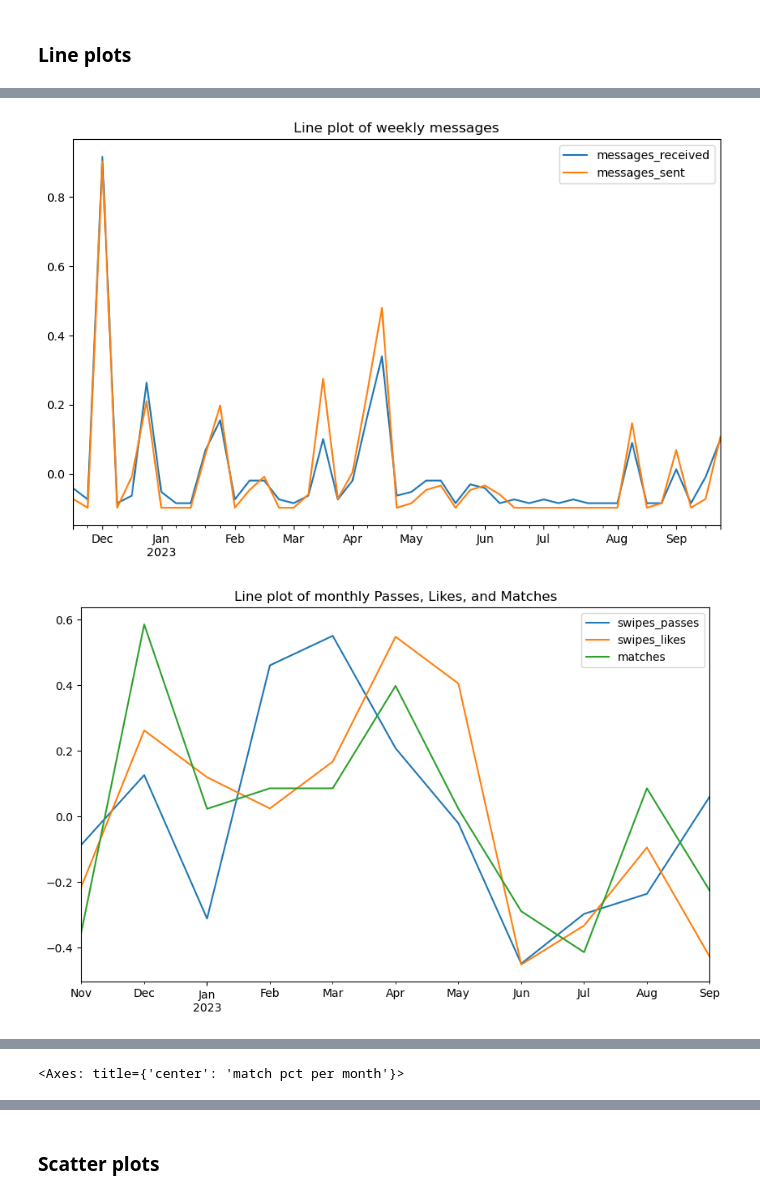
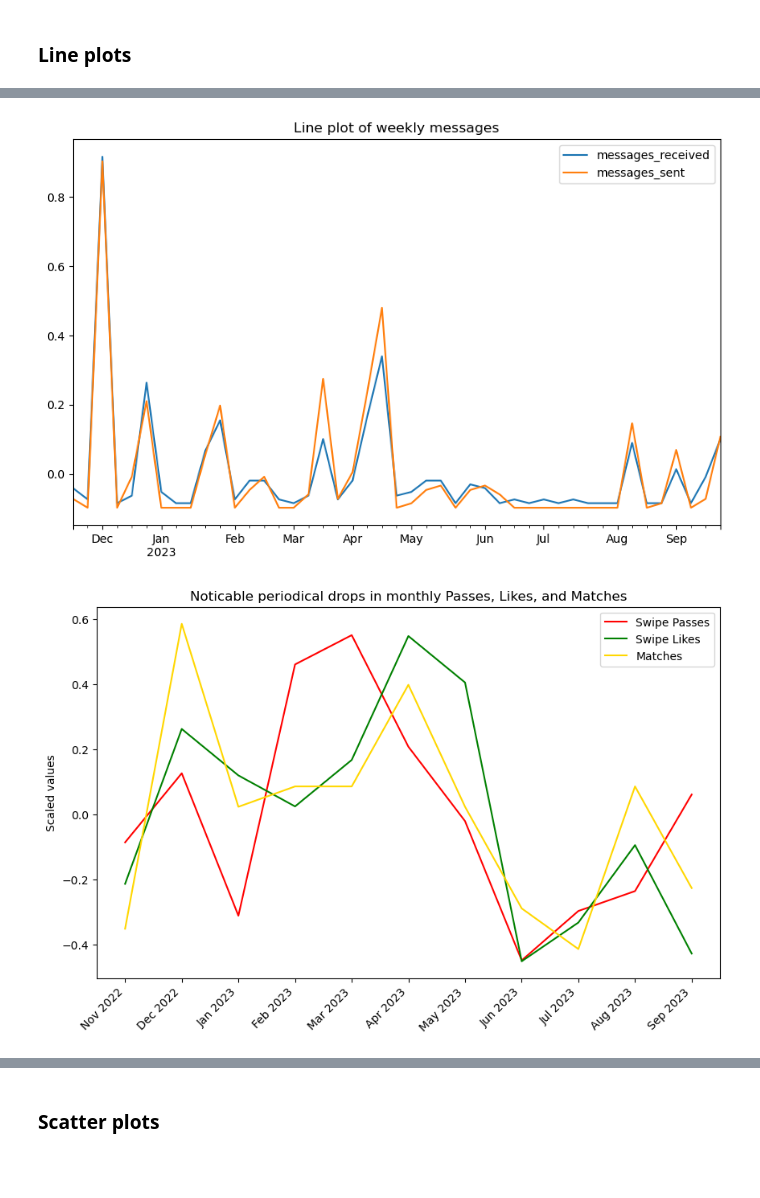
Before and after one commit to saminourji/TinderAnalysis, a Jupyter notebook: main.ipynb, the cells around one changed output, grey strips where cells are left out. Saved outputs shown, nothing was run; the diff lists cells and outputs as text; code cells hidden in the pictures; blank space fills up the shorter version.

```diff
--- a/main.ipynb
+++ b/main.ipynb
@@ -187,12 +187,20 @@ weekly_scaled.plot(y = "messages_received", figsize=(10, 6), ax = ax, title = "L
 weekly_scaled.plot(y = "messages_sent", figsize=(10, 6), ax = ax)
 plt.show()
 
+
+
 #Monthly Passes, Likes, and Matches
+custom_x_labels = ['Nov 2022', 'Dec 2022', 'Jan 2023', 'Feb 2023', 'Mar 2023', 'Apr 2023', 'May 2023', 'Jun 2023', 'Jul 2023', 'Aug 2023', 'Sep 2023']
 plt.figure(figsize=(10, 6))
-ax = plt.gca()
-monthly_scaled.plot(y = "swipes_passes", figsize=(10, 6), ax = ax, title = "Line plot of monthly Passes, Likes, and Matches")
-monthly_scaled.plot(y = "swipes_likes", figsize=(10, 6), ax = ax)
-monthly_scaled.plot(y = "matches", figsize=(10, 6), ax = ax)
+plt.xticks(range(len(custom_x_labels)), custom_x_labels, rotation=45, ha='right')
+
+ax = sns.lineplot(x=range(len(monthly_scaled)), y=monthly_scaled["swipes_passes"], label="Swipe Passes", color = "red")
+sns.lineplot(x=range(len(monthly_scaled)), y=monthly_scaled["swipes_likes"], label="Swipe Likes", color = "green")
+sns.lineplot(x=range(len(monthly_scaled)), y=monthly_scaled["matches"], label="Matches", color = "gold")
+
+plt.title("Noticable periodical drops in monthly Passes, Likes, and Matches")
+plt.legend()
+plt.ylabel("Scaled values")
 plt.show()
 
 # plt.figure(figsize=(10, 6))
@@ -209,35 +217,56 @@ plt.show()
 #matches per day
 # df.plot(y = "matches", figsize=(10, 6), title = "matches per day") #bad
 
 #matches daily progression
 fig, ax1 = plt.subplots(figsize=(10,6))
 ax1.plot(df.index, df["matches_cumsum"], color = "blue")
 ax2 = ax1.twinx()
 ax2.plot(df.index, df["likes_cumsum"], color = "red")
 
 ax1.set_xlabel('Date')
 ax1.set_ylabel('Matches', color='blue')
 ax2.set_ylabel('Likes', color='red')
 
 lines, labels = ax1.get_legend_handles_labels()
 lines2, labels2 = ax2.get_legend_handles_labels()
 ax2.legend(lines + lines2, labels + labels2, loc='upper left')
 
 plt.title("Daily progression of Likes vs Matches")
 plt.show()
 
 #passes per weeks
 # weekly.plot(y = "swipes_likes", figsize=(10, 6), title = "passes per weeks")
 
 #match pct weeks
 # weekly_bis = weekly.filter(weekly["matches"] != 0)
 # weekly.plot(y = "matches_like_pct", figsize=(10, 6), title = "match pct per week")
 
-#match pct month
-monthly_scaled.plot(y = "matches_like_pct", figsize=(10, 6), title = "match pct per month")
+# custom_x_labels = ['Nov 2022', 'Dec 2022', 'Jan 2023', 'Feb 2023', 'Mar 2023', 'Apr 2023', 'May 2023', 'Jun 2023', 'Jul 2023', 'Aug 2023', 'Sep 2023']
+# #match pct month
+# plt.figure(figsize=(10, 6))
+# monthly_scaled.plot(y = "matches_like_pct" , title = "Monthly Match-to-Like ratio (percentage)")
+# plt.xticks(range(len(monthly_scaled)), custom_x_labels)
+# x_ticks = range(len(monthly_scaled.index))
+# plt.xticks(x_ticks, ['Nov 2022', 'Dec 2022', 'Jan 2023', 'Feb 2023', 'Mar 2023', 'Apr 2023', 'May 2023', 'Jun 2023', 'Jul 2023', 'Aug 2023', 'Sep 2023'], rotation=45)
+# plt.show()
+
+
+
+# Your custom x-axis labels
+
+plt.figure(figsize=(10, 6))
+ax = sns.lineplot(x=range(len(monthly_scaled)), y=monthly_scaled["matches_like_pct"])
+
+custom_x_labels = ['Nov 2022', 'Dec 2022', 'Jan 2023', 'Feb 2023', 'Mar 2023', 'Apr 2023', 'May 2023', 'Jun 2023', 'Jul 2023', 'Aug 2023', 'Sep 2023']
+ax.set_xticks(range(len(custom_x_labels)))
+ax.set_xticklabels(custom_x_labels, rotation=45, ha='right')
+
+plt.title("No progression of Match-to-Like Ratio")
+plt.ylabel("Match %")
+
+plt.show()
 # %% [output]
 [figure]
 [figure]
-[figure, old version]
+[figure, new version]
 [figure]
-<Axes: title={'center': 'match pct per month'}>
```
Also changed, not shown: parts of 4 cells of this notebook, 1 other file.
